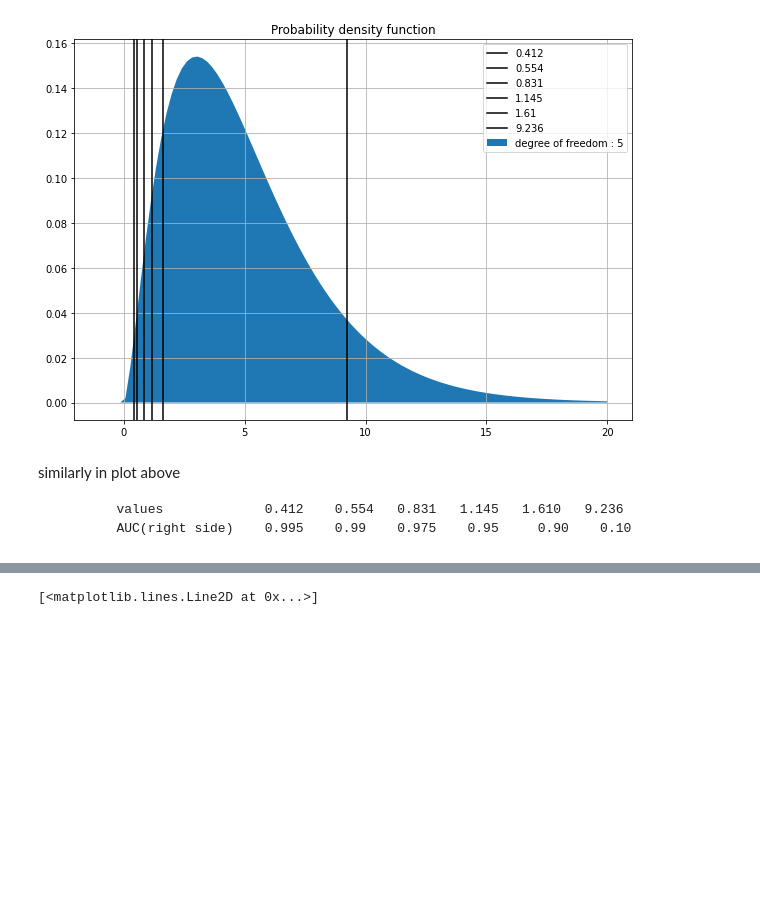
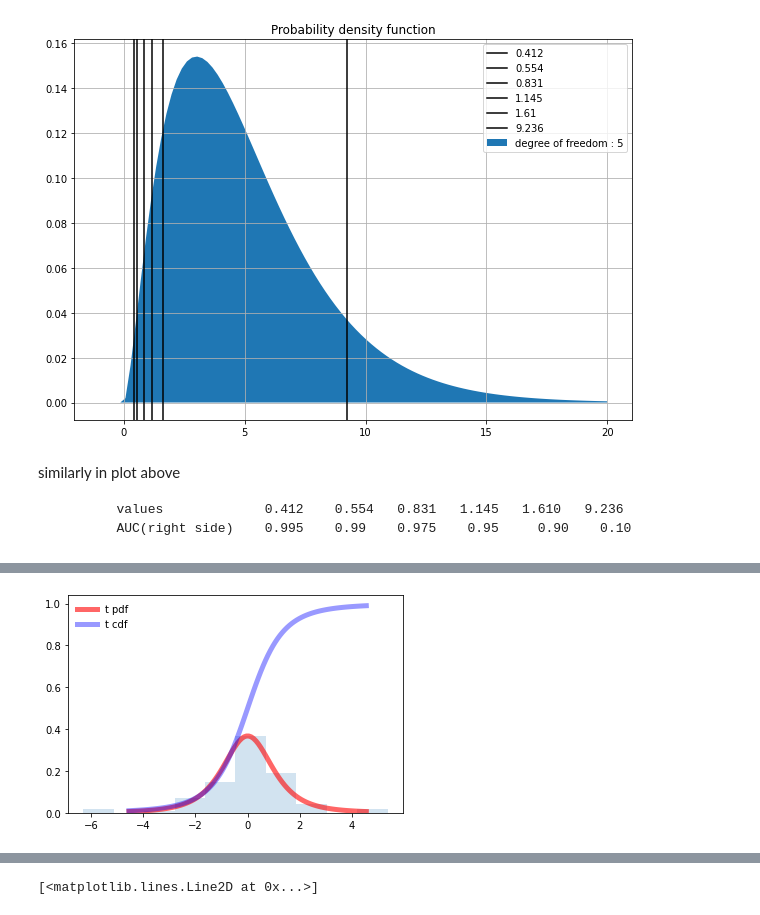
Before and after one commit to NishantBaheti/MachineLearningExploration, a Jupyter notebook: PracticalStatistics/Distributions.ipynb, the cells around one changed output, grey strips where cells are left out. Drawn from its saved outputs; the diff is of its cells as text; code cells hidden in the pictures; blank space fills up the shorter version.

```diff
--- a/PracticalStatistics/Distributions.ipynb
+++ b/PracticalStatistics/Distributions.ipynb
@@ -696,0 +725,17 @@ similarly in plot above
+# %%
+from scipy.stats import t
+fig, ax = plt.subplots(1, 1)
+df = 3
+size = 100
+mean, var, skew, kurt = t.stats(df, moments='mvsk')
+
+x = np.linspace(t.ppf(0.01, df),t.ppf(0.99, df), size)
+
+ax.plot(x, t.pdf(x, df),'r-', lw=5, alpha=0.6, label='t pdf')
+ax.plot(x, t.cdf(x, df),'b-', lw=5, alpha=0.4, label='t cdf')
+
+ax.hist( t.rvs(df, size=size), density=True, histtype='stepfilled', alpha=0.2)
+ax.legend(loc='best', frameon=False)
+plt.show()
+# %% [output]
+[figure, added]
```
Also changed, not shown: parts of 31 cells of this notebook, 2 other files.
